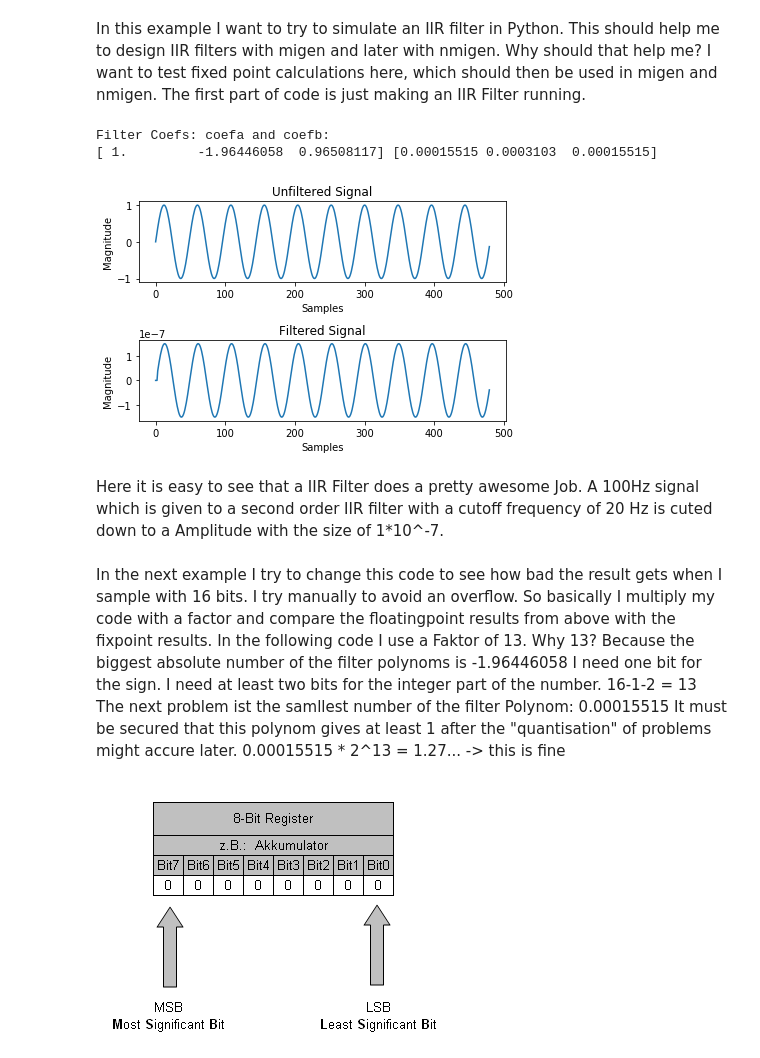
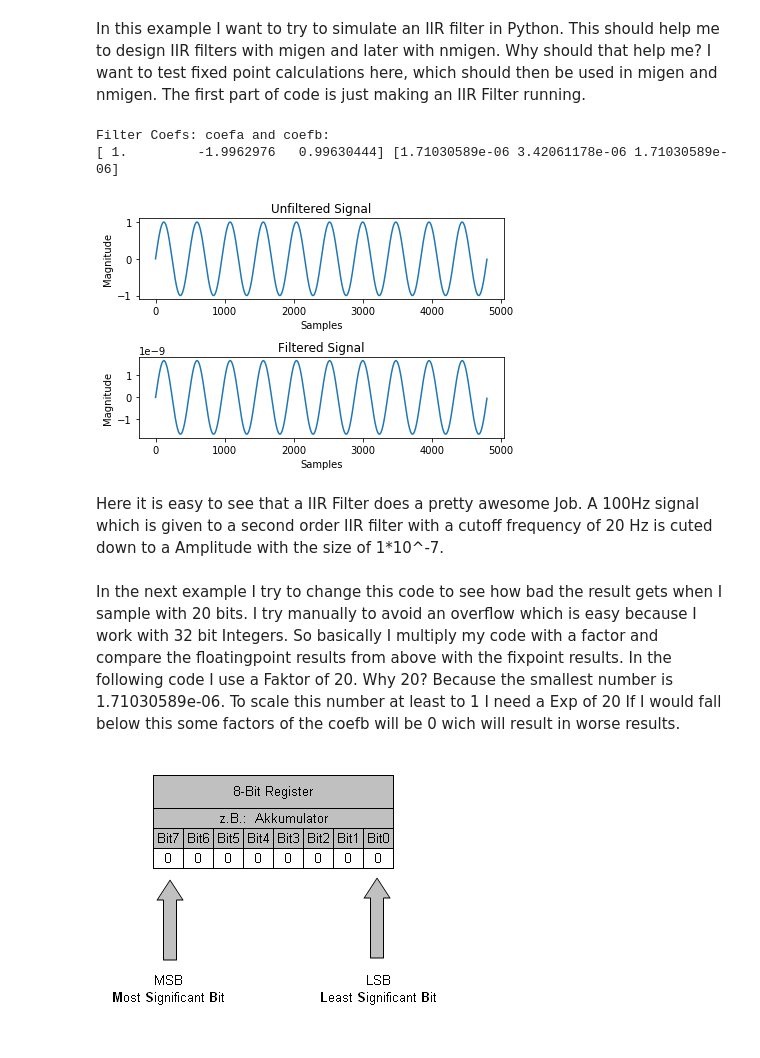
Before and after one commit to chipmuenk/dsp_nmigen, a Jupyter notebook: dsp_migen/IIR/IIR_Test.ipynb, the cells around one changed output. Drawn from its saved outputs; the diff is of its cells as text; code cells hidden in the pictures.

```diff
--- a/dsp_migen/IIR/IIR_Test.ipynb
+++ b/dsp_migen/IIR/IIR_Test.ipynb
@@ -18,11 +18,11 @@ def filter(x , coefb, coefa):
 
 ###Read in desired frequency from command line
 #frequency = int(sys.argv[1])
-frequency = 1000
+frequency = 100
 
 ## Create the filter
-Fs = 5000           #Sample Frequ
-sample = 5000       #Number of Samples
+Fs = 48000           #Sample Frequ
+sample = 48000       #Number of Samples
 f = 100             #Sig gen Frequ
 n = 2               #Order of Filter
 rs = 30             #only for Cheby
@@ -36,50 +36,46 @@ print(coefa,coefb)
 
 ### Create empty arrays
 input = [0]*48000
 output = [0]*48000
 
 ### Fill array with xxxHz signal
 for i in range(48000):
     input[i] = sin(2 * pi * frequency * i / 48000) #+ sin(2 * pi * 70 * i / 48000)
 
 ### Run the signal through the filter
 output = filter(input,coefb,coefa)
 
 ### Grab samples from input and output #1/100th of a second
-output_section = output[0:480]
-input_section = input[0:480]
+output_section = output[0:4800]
+input_section = input[0:4800]
 
 ### Plot the signals for comparison
 plt.figure(1)
 plt.subplot(211)
 plt.ylabel('Magnitude')
 plt.xlabel('Samples')
 plt.title('Unfiltered Signal')
 plt.plot(input_section)
 plt.subplot(212)
 plt.ylabel('Magnitude')
 plt.xlabel('Samples')
 plt.title('Filtered Signal')
 plt.plot(output_section)
 plt.tight_layout()
 plt.show()
 # %% [output]
 Filter Coefs: coefa and coefb:
-[ 1.         -1.96446058  0.96508117] [0.00015515 0.0003103  0.00015515]
+[ 1.         -1.9962976   0.99630444] [1.71030589e-06 3.42061178e-06 1.71030589e-06]
-[figure, old version]
+[figure, new version]
 # %% [markdown]
 Here it is easy to see that a IIR Filter does a pretty awesome Job. A 100Hz signal which is given to a second order IIR filter with a cutoff frequency of 20 Hz is cuted down to a Amplitude with the size of 1*10^-7.
 # %% [markdown]
-In the next example I try to change this code to see how bad the result gets when I sample with 16 bits. I try manually to avoid an overflow. So basically I multiply my code with a factor and compare the floatingpoint results from above with the fixpoint results.
-In the following code I use a Faktor of 13.
-Why 13?
-Because the biggest absolute number of the filter polynoms is -1.96446058
-I need one bit for the sign.
-I need at least two bits for the integer part of the number.
-16-1-2 = 13
-The next problem ist the samllest number of the filter Polynom: 0.00015515
-It must be secured that this polynom gives at least 1 after the "quantisation" of problems might accure later.
-0.00015515 * 2^13 = 1.27... -> this is fine
+In the next example I try to change this code to see how bad the result gets when I sample with 20 bits. I try manually to avoid an overflow which is easy because I work with 32 bit Integers. So basically I multiply my code with a factor and compare the floatingpoint results from above with the fixpoint results.
+In the following code I use a Faktor of 20.
+Why 20?
+Because the smallest number is 1.71030589e-06.
+To scale this number at least to 1 I need a Exp of 20
+If I would fall below this some factors of the coefb will be 0 wich will result in worse results.
 # %%
 from IPython.display import Image
 Image("img/SB_LSB_8bit.gif")
```
Also changed, not shown: parts of 4 cells of this notebook.
